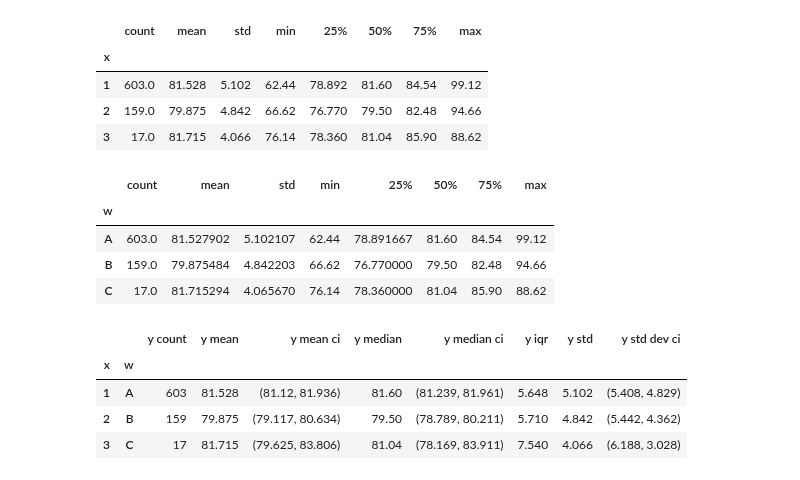
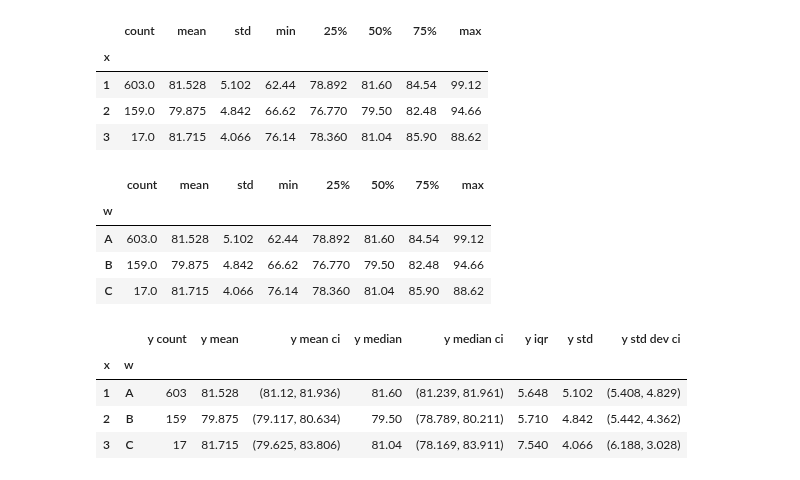
Before and after one commit to gillespilon/anova_one_factor, a Jupyter notebook: anova_one_factor.ipynb, the cells around one changed output. Cells and saved outputs as stored; diff of their text form; code cells hidden in the pictures.

Commit message:
mod added round( ,3) to groupby_w.describe()

```diff
--- a/anova_one_factor.ipynb
+++ b/anova_one_factor.ipynb
@@ -104,13 +104,13 @@ round(groupby_x.describe(), 3)
 # %%
 # Calculate basic statistics for y by group within w.
 groupby_w = df['y'].groupby(df['w'])
-groupby_w.describe()
+round(groupby_w.describe(), 3)
 # %% [output]
 |  | count | mean | std | min | 25% | 50% | 75% | max |
 | w |  |  |  |  |  |  |  |  |
-| A | 603.0 | 81.527902 | 5.102107 | 62.44 | 78.891667 | 81.60 | 84.54 | 99.12 |
-| B | 159.0 | 79.875484 | 4.842203 | 66.62 | 76.770000 | 79.50 | 82.48 | 94.66 |
-| C | 17.0 | 81.715294 | 4.065670 | 76.14 | 78.360000 | 81.04 | 85.90 | 88.62 |
+| A | 603.0 | 81.528 | 5.102 | 62.44 | 78.892 | 81.60 | 84.54 | 99.12 |
+| B | 159.0 | 79.875 | 4.842 | 66.62 | 76.770 | 79.50 | 82.48 | 94.66 |
+| C | 17.0 | 81.715 | 4.066 | 76.14 | 78.360 | 81.04 | 85.90 | 88.62 |
 # %%
 def average_ci(data):
     average_conf_int = sm.stats.DescrStatsW(data).\
```
Also changed, not shown: parts of 3 cells of this notebook.
